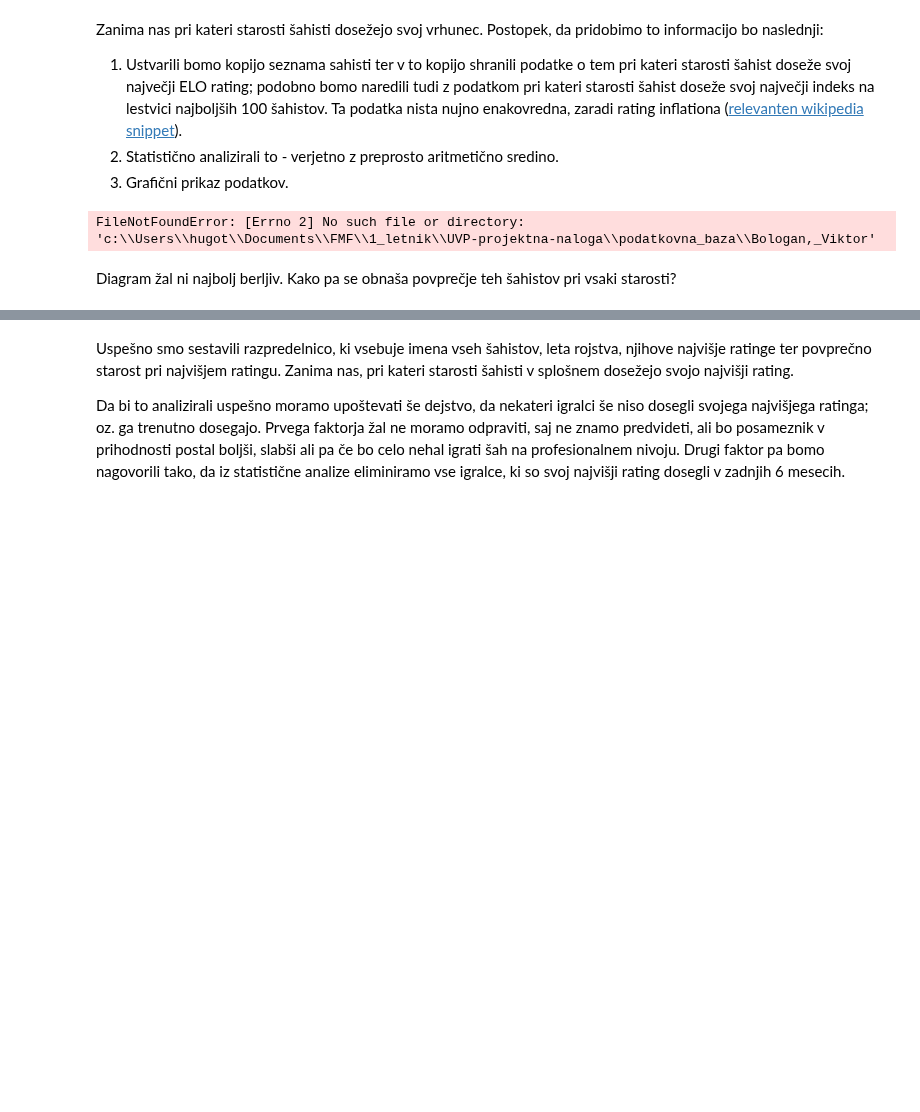
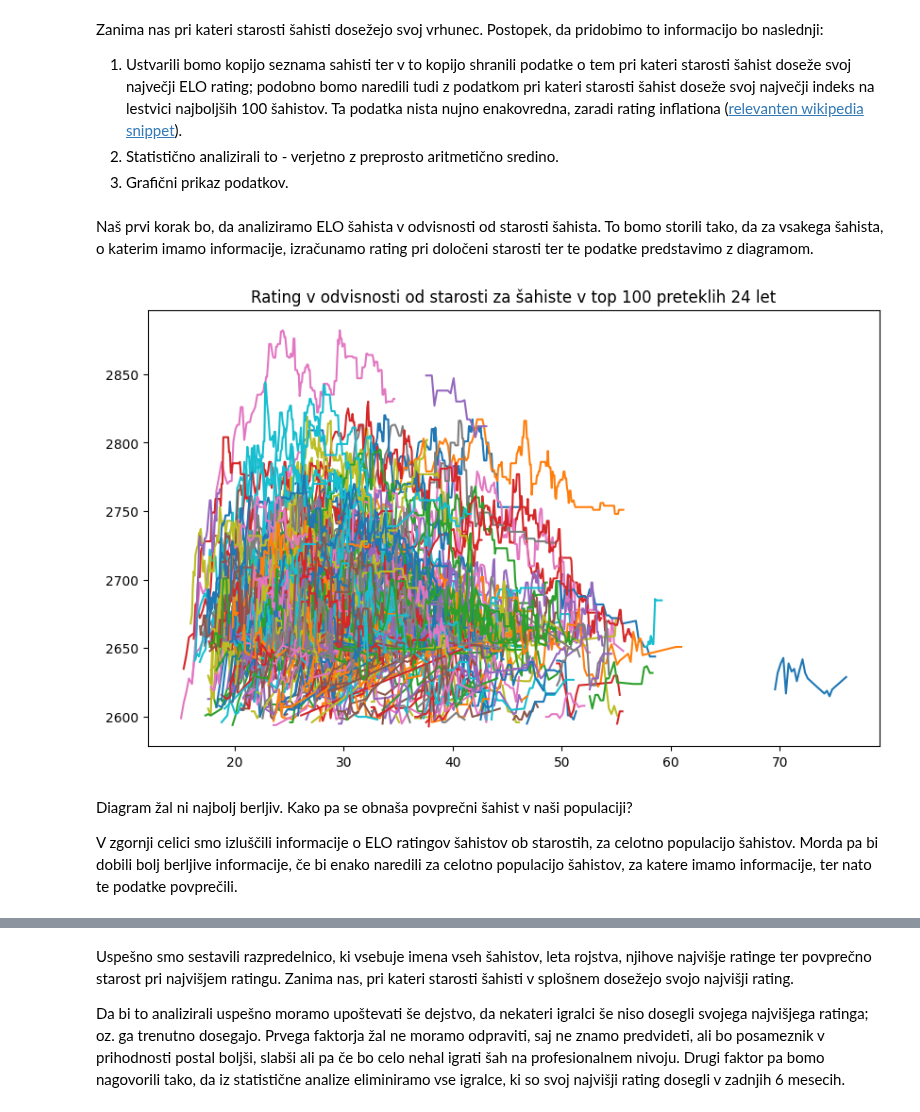
Before and after one commit to HugoTrebse/UVP-projektna-naloga, a Jupyter notebook: analiza_podatkov.ipynb, the cells around one changed output, grey strips where cells are left out. Saved outputs shown, nothing was run; the diff lists cells and outputs as text; code cells hidden in the pictures; blank space fills up the shorter version.

```diff
--- a/analiza_podatkov.ipynb
+++ b/analiza_podatkov.ipynb
@@ -35,39 +55,34 @@ Zanima nas pri kateri starosti šahisti dosežejo svoj vrhunec. Postopek, da pri
 1. Ustvarili bomo kopijo seznama sahisti ter v to kopijo shranili podatke o tem pri kateri starosti šahist doseže svoj največji ELO rating; podobno bomo naredili tudi z podatkom pri kateri starosti šahist doseže svoj največji indeks na lestvici najboljših 100 šahistov. Ta podatka nista nujno enakovredna, zaradi rating inflationa ([relevanten wikipedia snippet](https://en.wikipedia.org/wiki/Elo_rating_system#Mathematical_details)).
 2. Statistično analizirali to - verjetno z preprosto aritmetično sredino.
 3. Grafični prikaz podatkov.
+# %% [markdown]
+Naš prvi korak bo, da analiziramo ELO šahista v odvisnosti od starosti šahista. To bomo storili tako, da za vsakega šahista, o katerim imamo informacije, izračunamo rating pri določeni starosti ter te podatke predstavimo z diagramom.
 # %%
-#Napišimo program, ki zbere vse šahiste, ki so bili v top k-mestih; ter naloži njihove podake v slovar
+#Napišimo funkcijo, ki vrne strukturo vsebujočo informacije o šahistih, ki so bili v top k-mestih.
 def podatki_top_nekaj(k):
     podatki_sahistov_v_top_nekaj = {}
     sahisti = pd.read_csv(pot_sahisti, index_col= 'Ime')
     for ime, vrstica in sahisti.iterrows():
         if ime == 'Leto rojstva\'' or ime == 'Leto rojstva':
             pass
         else:
             podatki = pd.read_csv(funkcije.ime_v_pot(ime))
             for indeks, vrstica2 in podatki.iterrows():
-                if vrstica2.iloc[3] <= 5:
+                if vrstica2.iloc[3] <= k:
                     podatki_sahistov_v_top_nekaj[(ime, int(vrstica['Leto rojstva']))] = podatki
     return podatki_sahistov_v_top_nekaj
+#funkcije vrne slovar, kjer nabor (ime, leto_rojstva) kaže na podatke dotičnega šahista, prebrane s programom pandas
 
-#Vidimo, da je v zadnjih 24 letih 30 različnih šahistov zavzelo mesta med najboljšimi petimi. Zanimivo se je
-
-#Narišimo sedaj še diagram
-#Najprej naložimo podatke vsakega izmed šahistov:
-
-
-#Sedaj podatke grafično predstavimo
-
-# plot.figure(figsize=(10,6))
-
-for kljucni_nabor, podatki in podatki_top_nekaj(5).items():
+plot.figure(figsize=(10,6))
+for kljucni_nabor, podatki in podatki_top_nekaj(100).items():
     #Seznam podatkov o datumih nadomestimo z seznamom podatkov starosti posameznega šahista
     podatki_starost = [round(funkcije.datum_v_float(datum) - kljucni_nabor[1],2) for datum in podatki['datum']]
     plot.plot(podatki_starost, podatki['rating'], label = kljucni_nabor[0])
-plot.title('Rating v odvisnosti od starosti za šahiste med top 5 preteklih 24 let')
-plot.legend(loc =  'upper left', bbox_to_anchor=(1,1))
+plot.title('Rating v odvisnosti od starosti za šahiste v top 100 preteklih 24 let')
 plot.show()
 # %% [output]
-FileNotFoundError: [Errno 2] No such file or directory: 'c:\\Users\\hugot\\Documents\\FMF\\1_letnik\\UVP-projektna-naloga\\podatkovna_baza\\Bologan,_Viktor'
+[figure, added]
 # %% [markdown]
-Diagram žal ni najbolj berljiv. Kako pa se obnaša povprečje teh šahistov pri vsaki starosti?
+Diagram žal ni najbolj berljiv. Kako pa se obnaša povprečni šahist v naši populaciji?
+
+V zgornji celici smo izluščili informacije o ELO ratingov šahistov ob starostih, za celotno populacijo šahistov. Morda pa bi dobili bolj berljive informacije, če bi enako naredili za celotno populacijo šahistov, za katere imamo informacije, ter nato te podatke povprečili.
```
Also changed, not shown: parts of 18 cells of this notebook, 3 other files.
